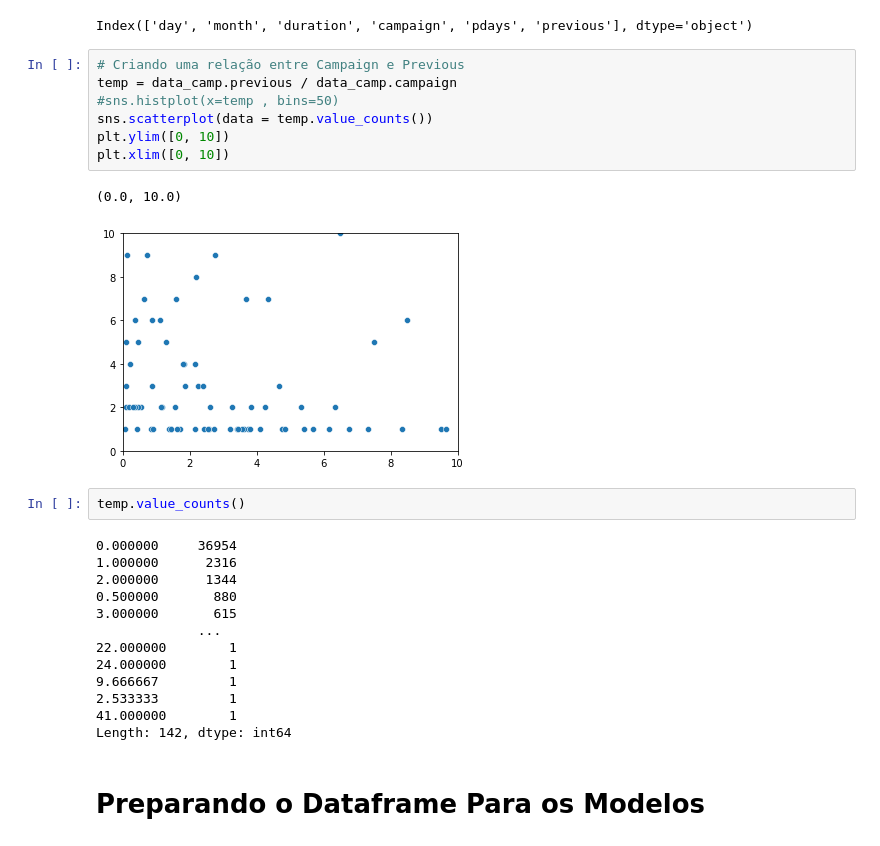
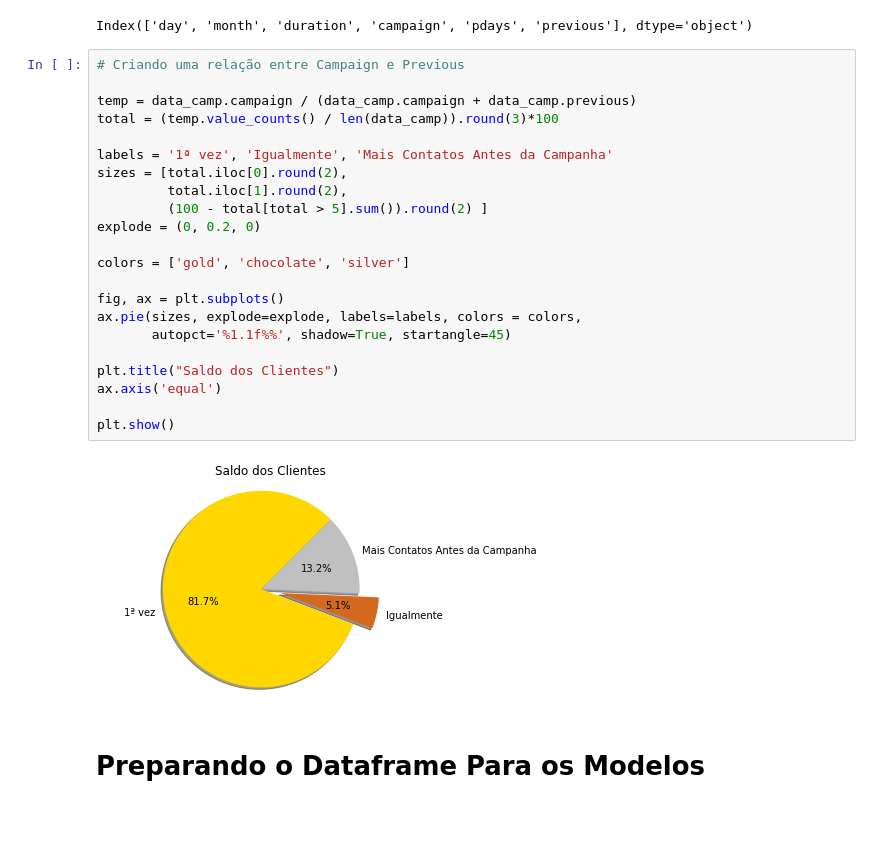
Before and after one commit to CesarSun/Digital-House-G3, a Jupyter notebook: DH_G3_T3_Bank.ipynb, the cells around one changed output. Saved outputs shown, nothing was run; the diff lists cells and outputs as text; blank space fills up the shorter version.

Commit message:
Desenvolvimento da Analise de Dados da Campanha

```diff
--- a/DH_G3_T3_Bank.ipynb
+++ b/DH_G3_T3_Bank.ipynb
@@ -283,29 +283,28 @@ data_camp.columns
 Index(['day', 'month', 'duration', 'campaign', 'pdays', 'previous'], dtype='object')
 # %%
 # Criando uma relação entre Campaign e Previous
-temp = data_camp.previous / data_camp.campaign
-#sns.histplot(x=temp , bins=50)
-sns.scatterplot(data = temp.value_counts())
-plt.ylim([0, 10])
-plt.xlim([0, 10])
+
+temp = data_camp.campaign / (data_camp.campaign + data_camp.previous)
+total = (temp.value_counts() / len(data_camp)).round(3)*100
+
+labels = '1ª vez', 'Igualmente', 'Mais Contatos Antes da Campanha'
+sizes = [total.iloc[0].round(2),
+         total.iloc[1].round(2),
+         (100 - total[total > 5].sum()).round(2) ]
+explode = (0, 0.2, 0)
+
+colors = ['gold', 'chocolate', 'silver']
+
+fig, ax = plt.subplots()
+ax.pie(sizes, explode=explode, labels=labels, colors = colors,
+       autopct='%1.1f%%', shadow=True, startangle=45)
+
+plt.title("Saldo dos Clientes")
+ax.axis('equal')
+
+plt.show()
 # %% [output]
-(0.0, 10.0)
-[figure, old version]
+[figure, new version]
-# %%
-temp.value_counts()
-# %% [output]
-0.000000     36954
-1.000000      2316
-2.000000      1344
-0.500000       880
-3.000000       615
-             ...
-22.000000        1
-24.000000        1
-9.666667         1
-2.533333         1
-41.000000        1
-Length: 142, dtype: int64
 # %% [markdown]
 # Preparando o Dataframe Para os Modelos
 # %%
```
Also changed, not shown: parts of 2 cells of this notebook.
